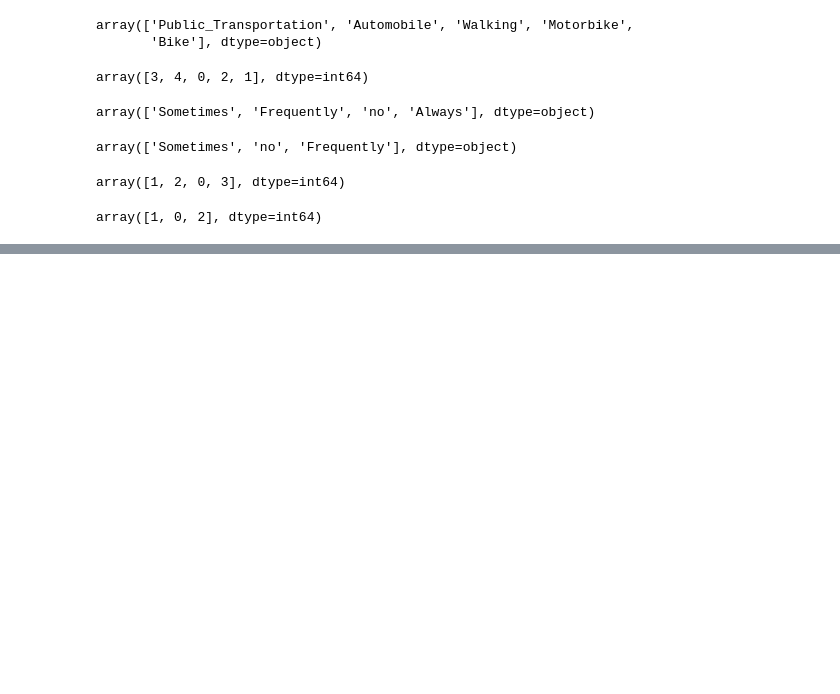
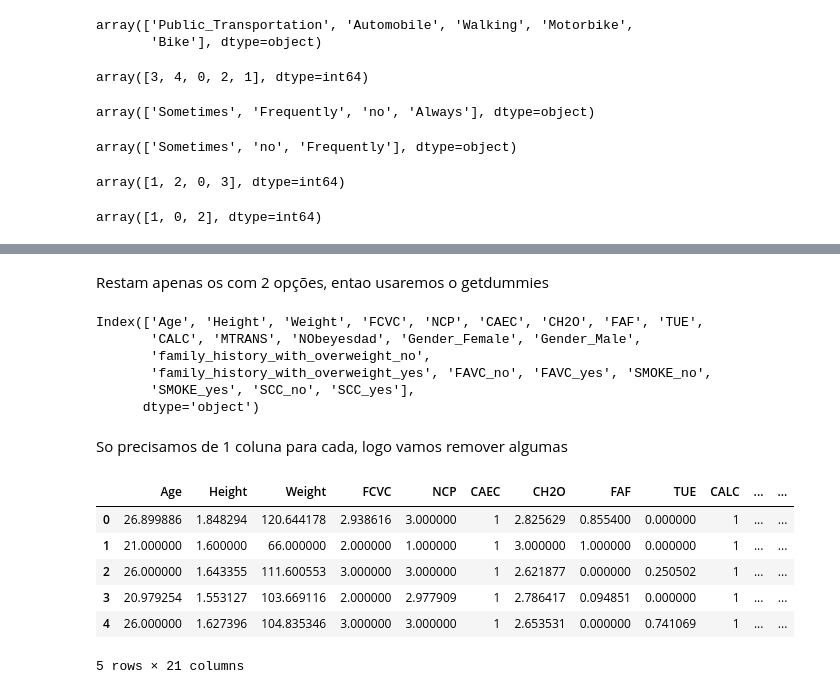
Before and after one commit to thiagomout/datamining, a Jupyter notebook: obesity_risk_nb.ipynb, the cells around one changed output, grey strips where cells are left out. Cells and saved outputs as stored; diff of their text form; code cells hidden in the pictures; blank space fills up the shorter version.

```diff
--- a/obesity_risk_nb.ipynb
+++ b/obesity_risk_nb.ipynb
@@ -212,0 +254,2 @@ array([1, 0, 2], dtype=int64)
+# %% [markdown]
+Restam apenas os com 2 opções, entao usaremos o getdummies
@@ -212,0 +259,21 @@ array([1, 0, 2], dtype=int64)
+# %%
+train.columns
+# %% [output]
+Index(['Age', 'Height', 'Weight', 'FCVC', 'NCP', 'CAEC', 'CH2O', 'FAF', 'TUE',
+       'CALC', 'MTRANS', 'NObeyesdad', 'Gender_Female', 'Gender_Male',
+       'family_history_with_overweight_no',
+       'family_history_with_overweight_yes', 'FAVC_no', 'FAVC_yes', 'SMOKE_no',
+       'SMOKE_yes', 'SCC_no', 'SCC_yes'],
+      dtype='object')
+# %% [markdown]
+So precisamos de 1 coluna para cada, logo vamos remover algumas
+# %%
+test.head()
+# %% [output]
+|  | Age | Height | Weight | FCVC | NCP | CAEC | CH2O | FAF | TUE | CALC | ... | ... |
+| 0 | 26.899886 | 1.848294 | 120.644178 | 2.938616 | 3.000000 | 1 | 2.825629 | 0.855400 | 0.000000 | 1 | ... | ... |
+| 1 | 21.000000 | 1.600000 | 66.000000 | 2.000000 | 1.000000 | 1 | 3.000000 | 1.000000 | 0.000000 | 1 | ... | ... |
+| 2 | 26.000000 | 1.643355 | 111.600553 | 3.000000 | 3.000000 | 1 | 2.621877 | 0.000000 | 0.250502 | 1 | ... | ... |
+| 3 | 20.979254 | 1.553127 | 103.669116 | 2.000000 | 2.977909 | 1 | 2.786417 | 0.094851 | 0.000000 | 1 | ... | ... |
+| 4 | 26.000000 | 1.627396 | 104.835346 | 3.000000 | 3.000000 | 1 | 2.653531 | 0.000000 | 0.741069 | 1 | ... | ... |
+5 rows × 21 columns
```
Also changed, not shown: parts of 25 cells of this notebook.
